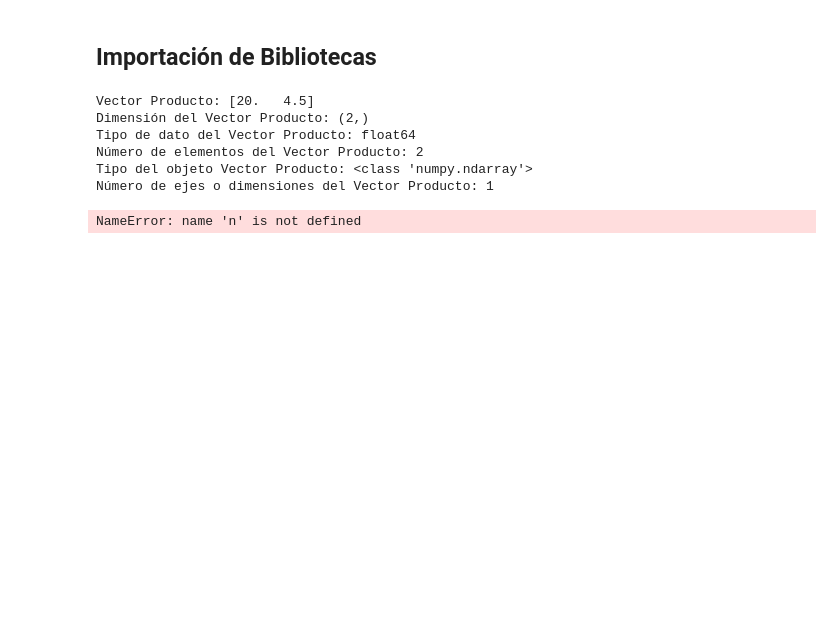
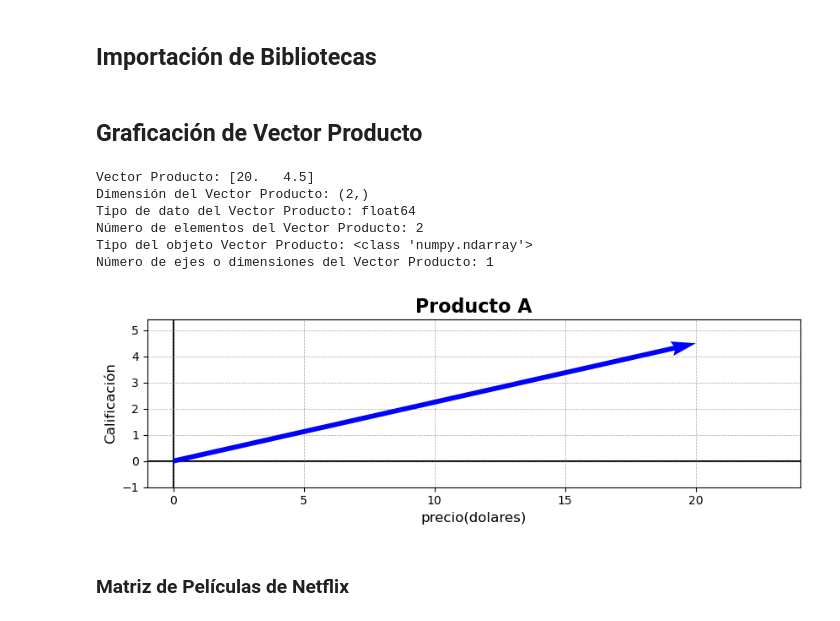
Before and after one commit to jesusdevelopment/Curso-de-Algebra-Lineal-para-Machine-Learning, a Jupyter notebook: code/clase_3.ipynb, the cells around one changed output. Drawn from its saved outputs; the diff is of its cells as text; code cells hidden in the pictures; blank space fills up the shorter version.

Commit message:
clase3 y 4 mas modulo de graficación

```diff
--- a/code/clase_3.ipynb
+++ b/code/clase_3.ipynb
@@ -4,6 +4,8 @@
 import numpy as np
 import matplotlib.pyplot as plt
 import seaborn as sns
+# %% [markdown]
+## Graficación de Vector Producto
 # %%
 producto=np.array([20.0, 4.5])
 print(f'Vector Producto: {producto}')
@@ -20,6 +22,18 @@ Número de elementos del Vector Producto: 2
 Tipo del objeto Vector Producto: <class 'numpy.ndarray'>
 Número de ejes o dimensiones del Vector Producto: 1
 # %%
-t=n
+vectores=producto
+
+from Graficacion_vectores import graficar_vectores
+colores=['blue']
+graficar_vectores(
+    [producto],
+    colores,
+    titulo="Producto A",
+    nombre_x="precio(dolares)",
+    nombre_y="Calificación"
+)
 # %% [output]
-NameError: name 'n' is not defined
+[figure, added]
+# %% [markdown]
+### Matriz de Películas de Netflix
```
Also changed, not shown: parts of 7 cells of this notebook, 2 other files.
